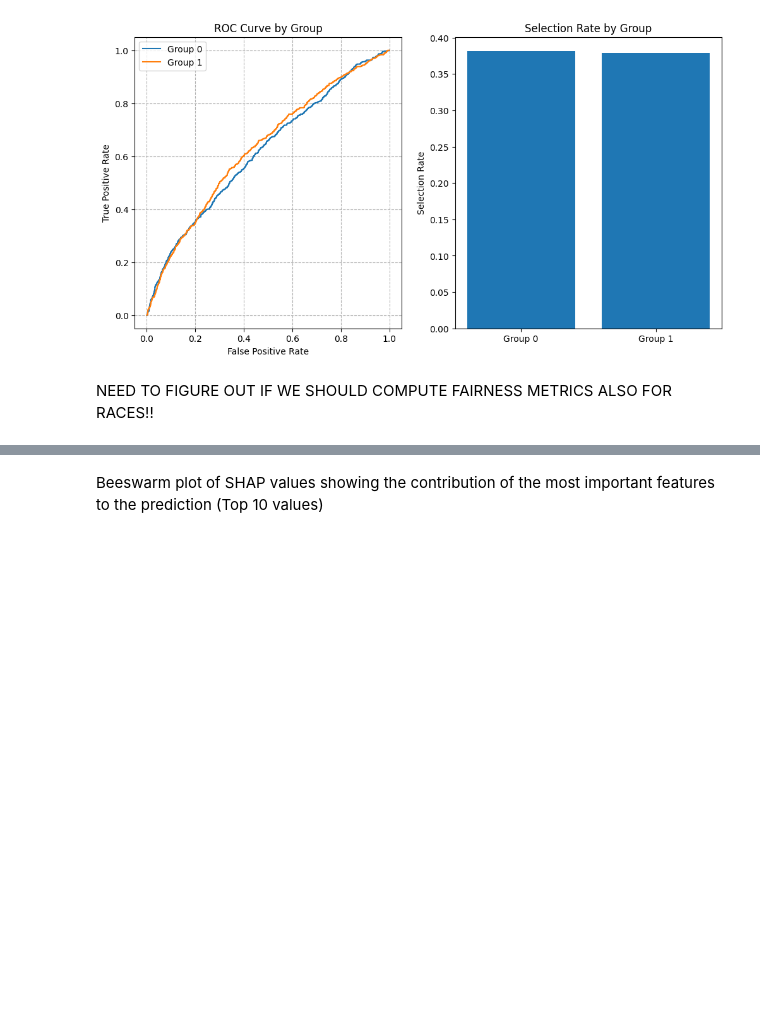
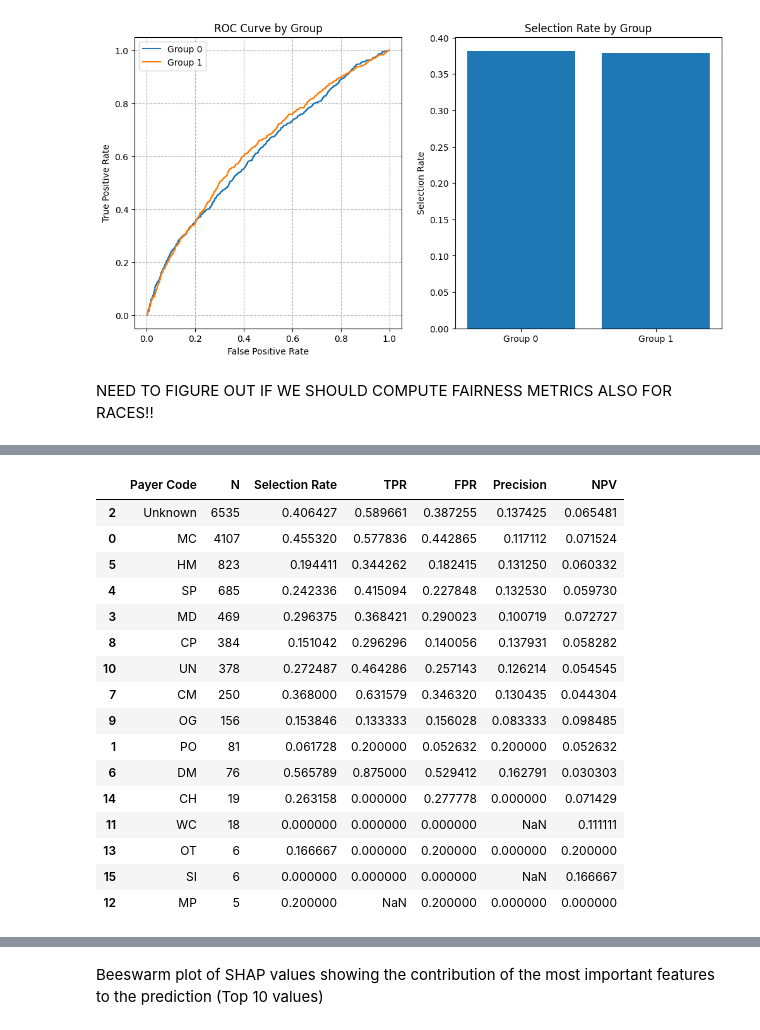
Before and after one commit to sanderengel/afae_exam_project, a Jupyter notebook: Fairness_analysis.ipynb, the cells around one changed output, grey strips where cells are left out. Saved outputs shown, nothing was run; the diff lists cells and outputs as text; code cells hidden in the pictures; blank space fills up the shorter version.

```diff
--- a/Fairness_analysis.ipynb
+++ b/Fairness_analysis.ipynb
@@ -239,0 +298,34 @@ race_test = X_test.apply(get_race, axis=1)
+# %%
+payer_results = []
+
+for payer in payer_test.unique():
+    payer_results.append({
+        "Payer Code": payer,
+        "N": (payer_test == payer).sum(),
+        "Selection Rate": payer_fairness_metrics[f"G={payer}_Selection_Rate"],
+        "TPR": payer_fairness_metrics[f"G={payer}_TPR"],
+        "FPR": payer_fairness_metrics[f"G={payer}_FPR"],
+        "Precision": payer_fairness_metrics[f"G={payer}_Prec"],
+        "NPV": payer_fairness_metrics[f"G={payer}_NPV"]
+    })
+
+payer_fairness_df = pd.DataFrame(payer_results)
+payer_fairness_df.sort_values("N", ascending=False)
+# %% [output]
+|  | Payer Code | N | Selection Rate | TPR | FPR | Precision | NPV |
+| 2 | Unknown | 6535 | 0.406427 | 0.589661 | 0.387255 | 0.137425 | 0.065481 |
+| 0 | MC | 4107 | 0.455320 | 0.577836 | 0.442865 | 0.117112 | 0.071524 |
+| 5 | HM | 823 | 0.194411 | 0.344262 | 0.182415 | 0.131250 | 0.060332 |
+| 4 | SP | 685 | 0.242336 | 0.415094 | 0.227848 | 0.132530 | 0.059730 |
+| 3 | MD | 469 | 0.296375 | 0.368421 | 0.290023 | 0.100719 | 0.072727 |
+| 8 | CP | 384 | 0.151042 | 0.296296 | 0.140056 | 0.137931 | 0.058282 |
+| 10 | UN | 378 | 0.272487 | 0.464286 | 0.257143 | 0.126214 | 0.054545 |
+| 7 | CM | 250 | 0.368000 | 0.631579 | 0.346320 | 0.130435 | 0.044304 |
+| 9 | OG | 156 | 0.153846 | 0.133333 | 0.156028 | 0.083333 | 0.098485 |
+| 1 | PO | 81 | 0.061728 | 0.200000 | 0.052632 | 0.200000 | 0.052632 |
+| 6 | DM | 76 | 0.565789 | 0.875000 | 0.529412 | 0.162791 | 0.030303 |
+| 14 | CH | 19 | 0.263158 | 0.000000 | 0.277778 | 0.000000 | 0.071429 |
+| 11 | WC | 18 | 0.000000 | 0.000000 | 0.000000 | NaN | 0.111111 |
+| 13 | OT | 6 | 0.166667 | 0.000000 | 0.200000 | 0.000000 | 0.200000 |
+| 15 | SI | 6 | 0.000000 | 0.000000 | 0.000000 | NaN | 0.166667 |
+| 12 | MP | 5 | 0.200000 | NaN | 0.200000 | 0.000000 | 0.000000 |
```
Also changed, not shown: parts of 3 cells of this notebook.
